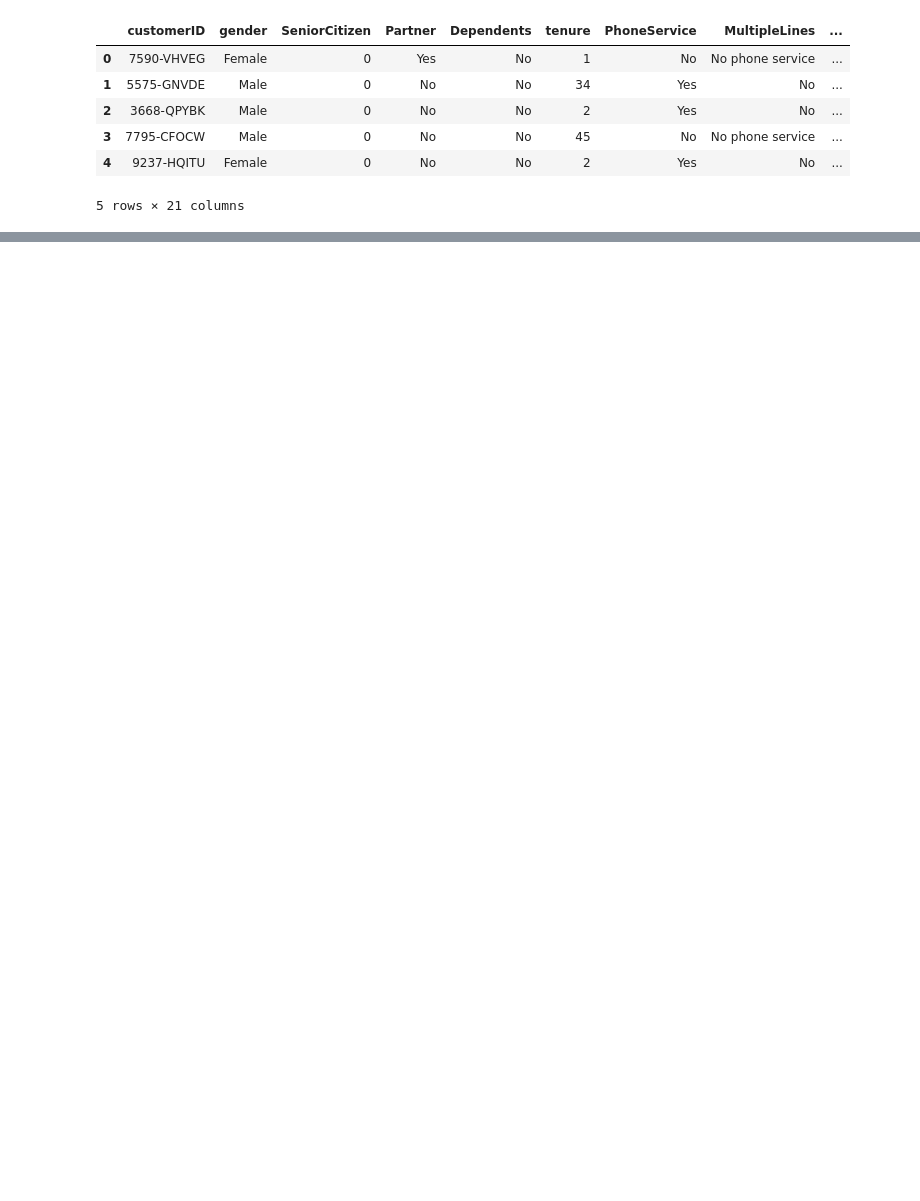
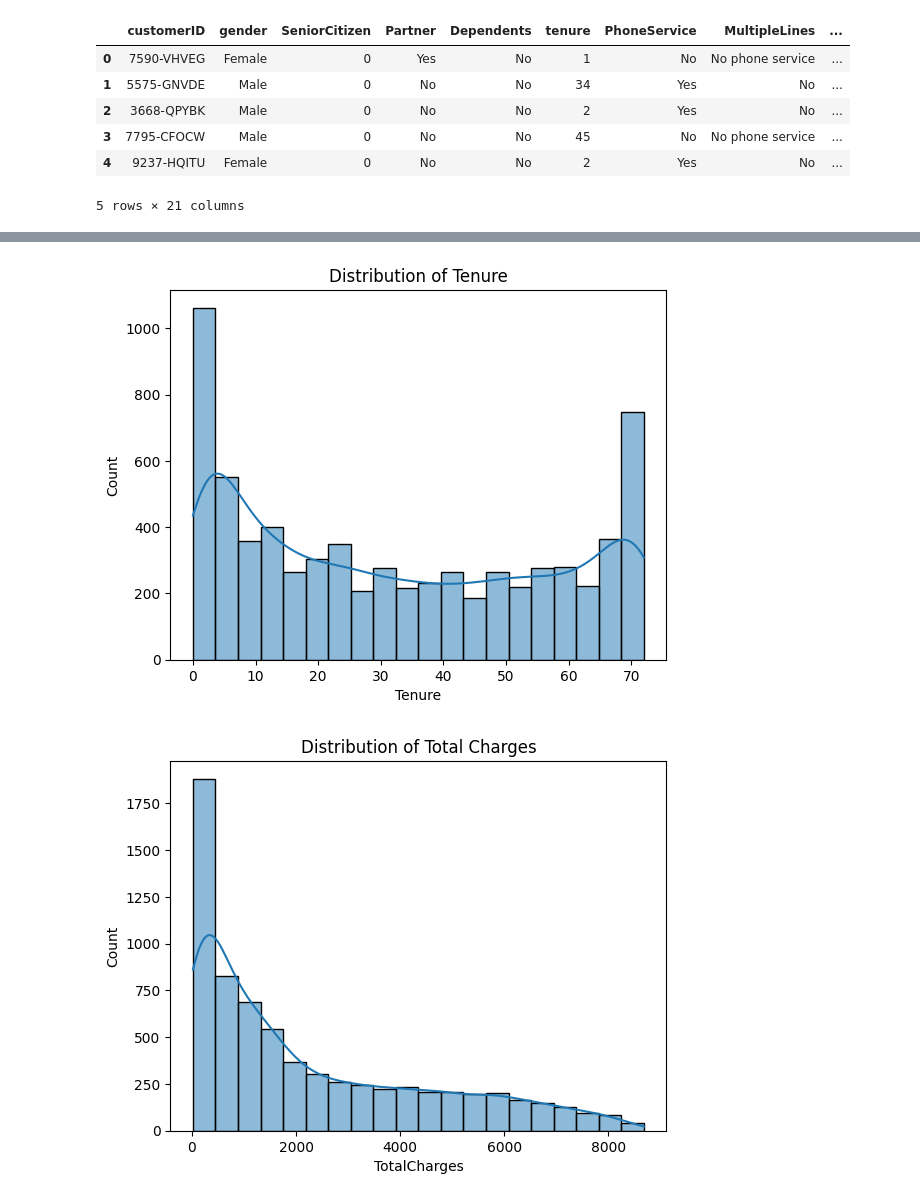
Before and after one commit to yushi2006/Telco-Churn-Broadcasting, a Jupyter notebook: notebooks/EDA.ipynb, the cells around one changed output, grey strips where cells are left out. Cells and saved outputs as stored; diff of their text form; code cells hidden in the pictures; blank space fills up the shorter version.

```diff
--- a/notebooks/EDA.ipynb
+++ b/notebooks/EDA.ipynb
@@ -50,0 +88,25 @@ df.describe()
+# %%
+# Plot the distribution of the MonthlyCharges, TotalCharges and tenure columns and compare them to the normal distribution
+sns.histplot(df["tenure"], bins=20, kde=True)
+plt.xlabel("Tenure")
+plt.title("Distribution of Tenure")
+plt.savefig("../figures/tenure_histogram.png")
+
+plt.show()
+
+sns.histplot(df["TotalCharges"], bins=20, kde=True)
+plt.xlabel("TotalCharges")
+plt.title("Distribution of Total Charges")
+plt.savefig("../figures/total_charges_histogram.png")
+
+plt.show()
+
+sns.histplot(df['MonthlyCharges'], bins=20, kde=True)
+plt.xlabel("Monthly Charges")
+plt.title("Distribution of Monthly Charges")
+plt.savefig("../figures/monthly_charges_histogram.png")
+
+plt.show()
+# %% [output]
+[figure, added]
+[figure, added]
```
Also changed, not shown: parts of 13 cells of this notebook, 10 other files.
